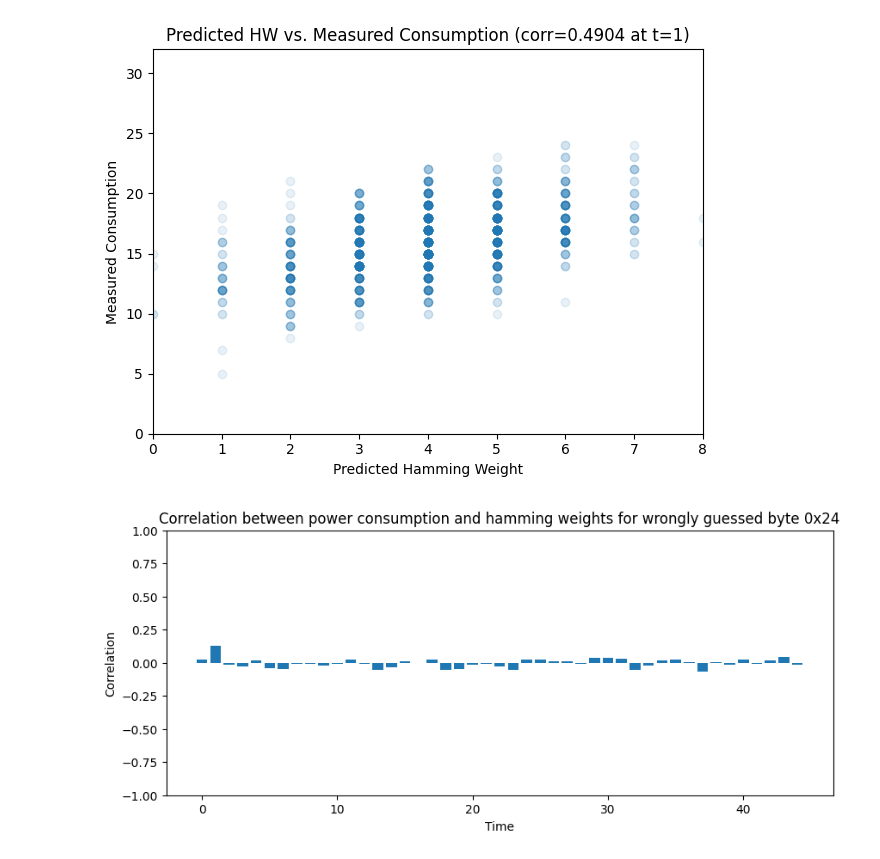
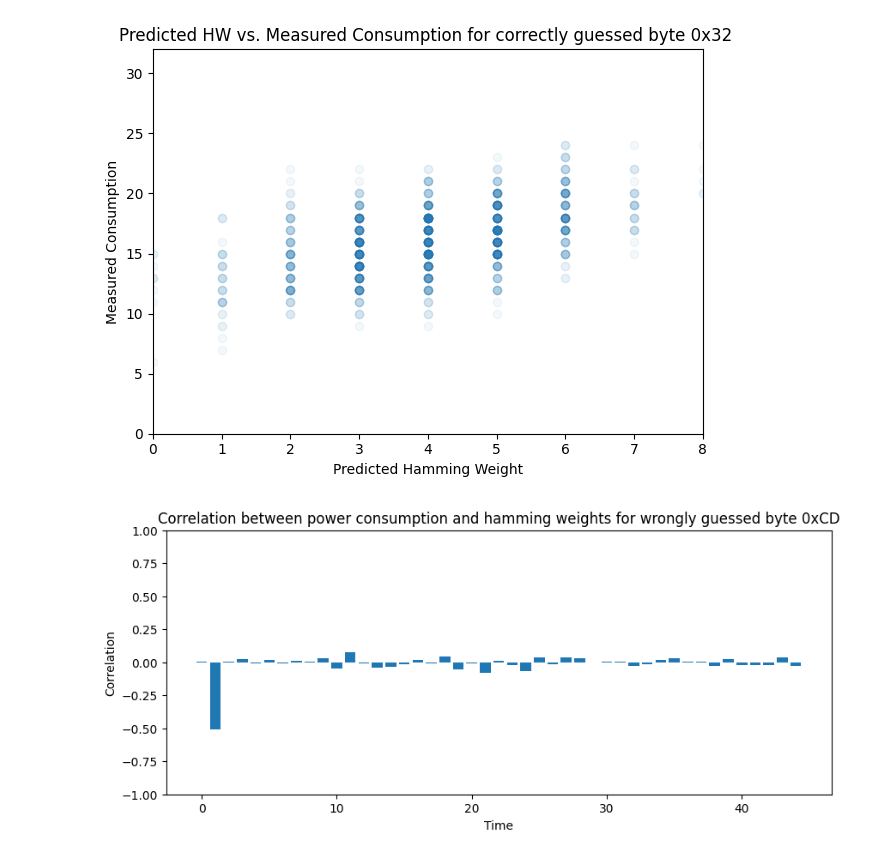
Before and after one commit to Makowe/impl-attck, a Jupyter notebook: simon/simon_64_128_simulation.ipynb, the cells around one changed output. Cells and saved outputs as stored; diff of their text form; code cells hidden in the pictures.

```diff
--- a/simon/simon_64_128_simulation.ipynb
+++ b/simon/simon_64_128_simulation.ipynb
@@ -217,35 +256,37 @@ plt.show()
 # %%
 # Print correlation for a correct key byte
 
 guessed_key = np.zeros((4,), dtype=np.uint32)
+guessed_byte = key[3] & 0xFF
 guessed_key[3] = key[3] & 0xFF
 
 predicted_hws = np.array(
         [get_hw_for_guessed_key_byte(m[0], guessed_key, 0, 0xFF) for m in measurements],
         dtype=np.uint32)
 
 consumptions = np.array([m[2] for m in measurements], dtype=np.uint32)
 corrs = np.array([np.corrcoef(predicted_hws, consumptions[:, t])[0, 1] for t in range(VALS_PER_MEASUREMENT)], dtype=np.float64)
 
 # find the index where correlation is highest
 max_corr_index = np.argmax(corrs)
 consumptions_with_best_corr = consumptions[:, max_corr_index]
 
-plt.scatter(predicted_hws, consumptions_with_best_corr, alpha=0.1)
+plt.scatter(predicted_hws, consumptions_with_best_corr, alpha=0.05)
 plt.xlabel("Predicted Hamming Weight")
 plt.ylabel("Measured Consumption")
-plt.title(f"Predicted HW vs. Measured Consumption")
+plt.title(f"Predicted HW vs. Measured Consumption for correctly guessed byte 0x{guessed_byte:02X} ")
 plt.tight_layout()
 plt.xlim(0, 8)
 plt.ylim(0, 32)
 plt.show()
 # %% [output]
-[figure, old version]
+[figure, new version]
 # %%
 # Print correlation in comparison to time
 
 guessed_key = np.zeros((4,), dtype=np.uint32)
-guessed_byte = (key[3] & 0xFF) + 15
+guessed_byte = (~key[3] & 0xFF)
+guessed_key[3] &= 0xFFFFFFFF
 guessed_key[3] |= guessed_byte
 
 predicted_hws = np.array(
@@ -264,7 +305,7 @@ plt.title(f"Correlation between power consumption and hamming weights for wrongl
 plt.ylim(-1, 1)
 plt.show()
 # %% [output]
-[figure, old version]
+[figure, new version]
 # %%
 # Print max correlation for all guessed bytes
 
```
Also changed, not shown: parts of 10 cells of this notebook, 3 other files.
